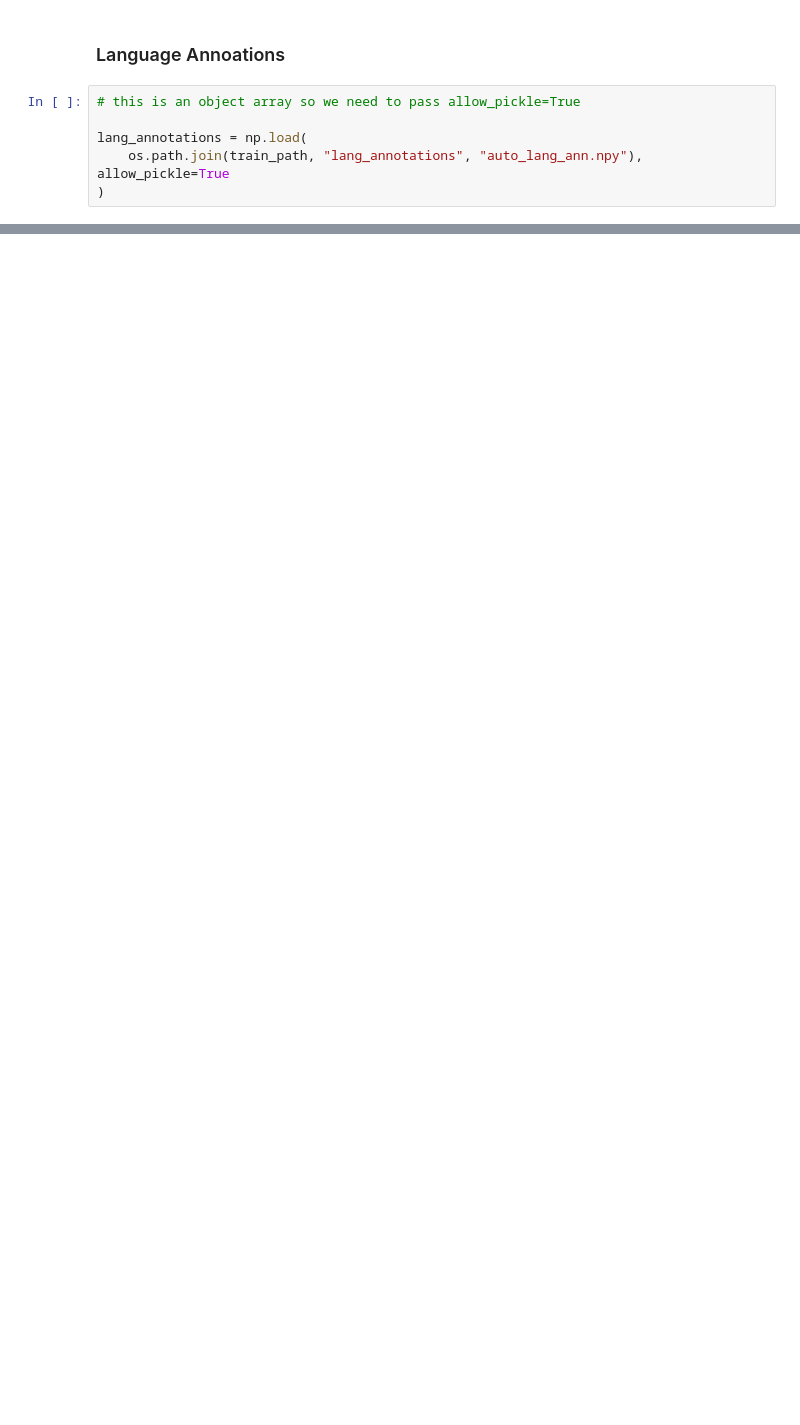
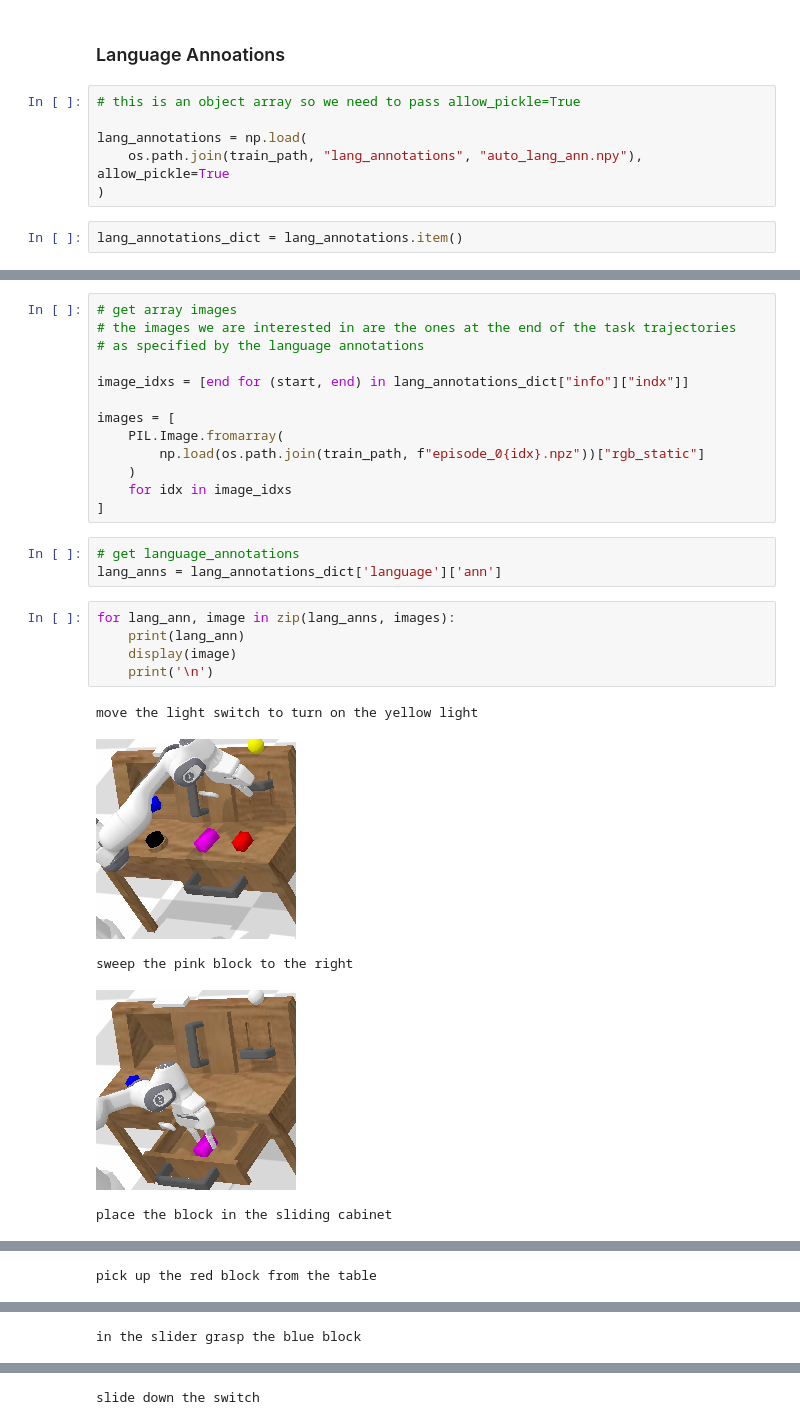
Before and after one commit to thesofakillers/nlgoals, a Jupyter notebook: notebooks/clip-sanity-check.ipynb, the cells around one changed output, grey strips where cells are left out. Cells and saved outputs as stored; diff of their text form; blank space fills up the shorter version.

```diff
--- a/notebooks/clip-sanity-check.ipynb
+++ b/notebooks/clip-sanity-check.ipynb
@@ -124,3 +136,5 @@ PIL.Image.fromarray(rgb_static)
 lang_annotations = np.load(
     os.path.join(train_path, "lang_annotations", "auto_lang_ann.npy"), allow_pickle=True
 )
+# %%
+lang_annotations_dict = lang_annotations.item()
@@ -126,0 +183,27 @@ lang_annotations = np.load(
+# %%
+# get array images
+# the images we are interested in are the ones at the end of the task trajectories
+# as specified by the language annotations
+
+image_idxs = [end for (start, end) in lang_annotations_dict["info"]["indx"]]
+
+images = [
+    PIL.Image.fromarray(
+        np.load(os.path.join(train_path, f"episode_0{idx}.npz"))["rgb_static"]
+    )
+    for idx in image_idxs
+]
+# %%
+# get language_annotations
+lang_anns = lang_annotations_dict['language']['ann']
+# %%
+for lang_ann, image in zip(lang_anns, images):
+    print(lang_ann)
+    display(image)
+    print('\n')
+# %% [output]
+move the light switch to turn on the yellow light
+[figure, added]
+sweep the pink block to the right
+[figure, added]
+place the block in the sliding cabinet
@@ -126,0 +211 @@ lang_annotations = np.load(
+pick up the red block from the table
@@ -126,0 +213 @@ lang_annotations = np.load(
+in the slider grasp the blue block
@@ -126,0 +215 @@ lang_annotations = np.load(
+slide down the switch
```
Also changed, not shown: parts of 23 cells of this notebook.
